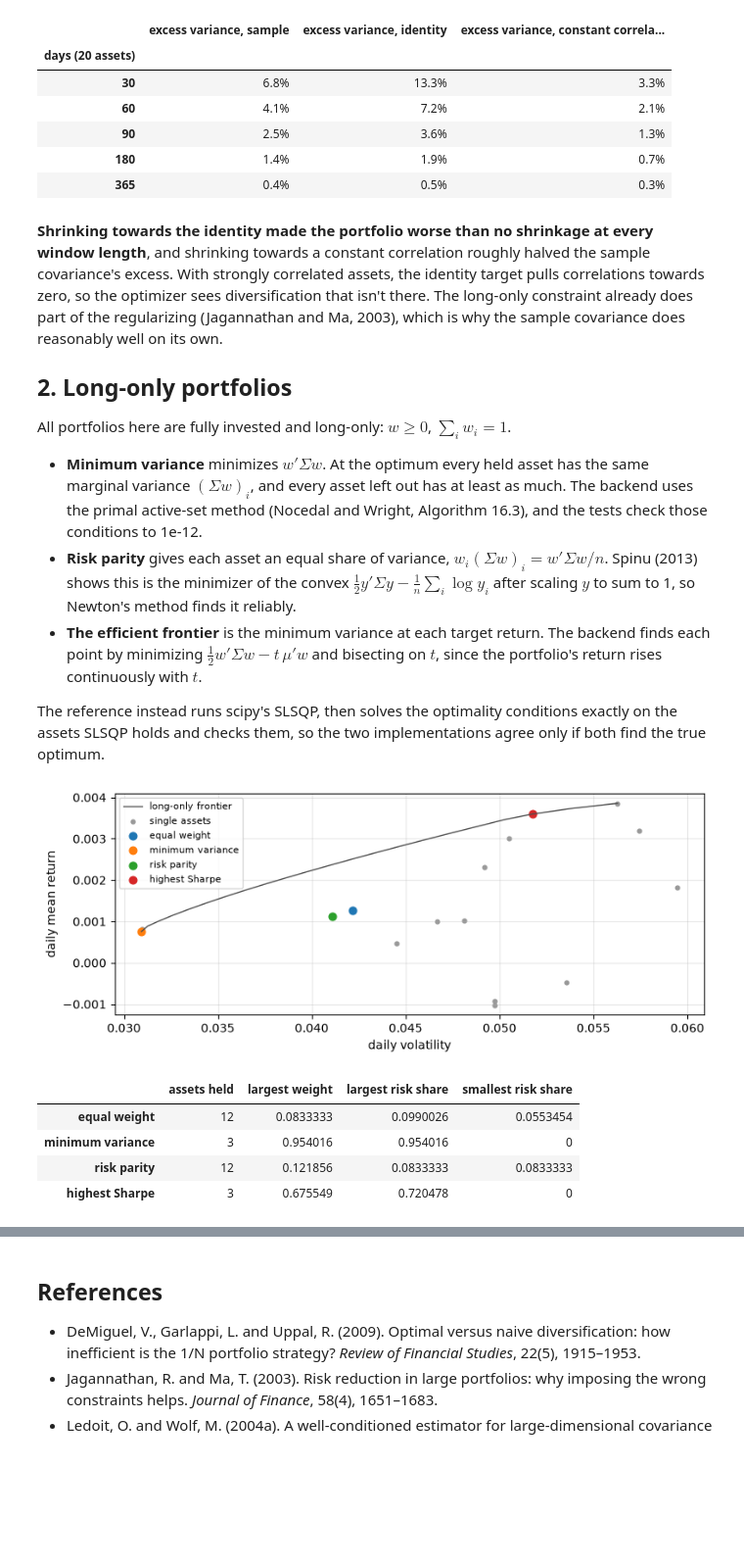
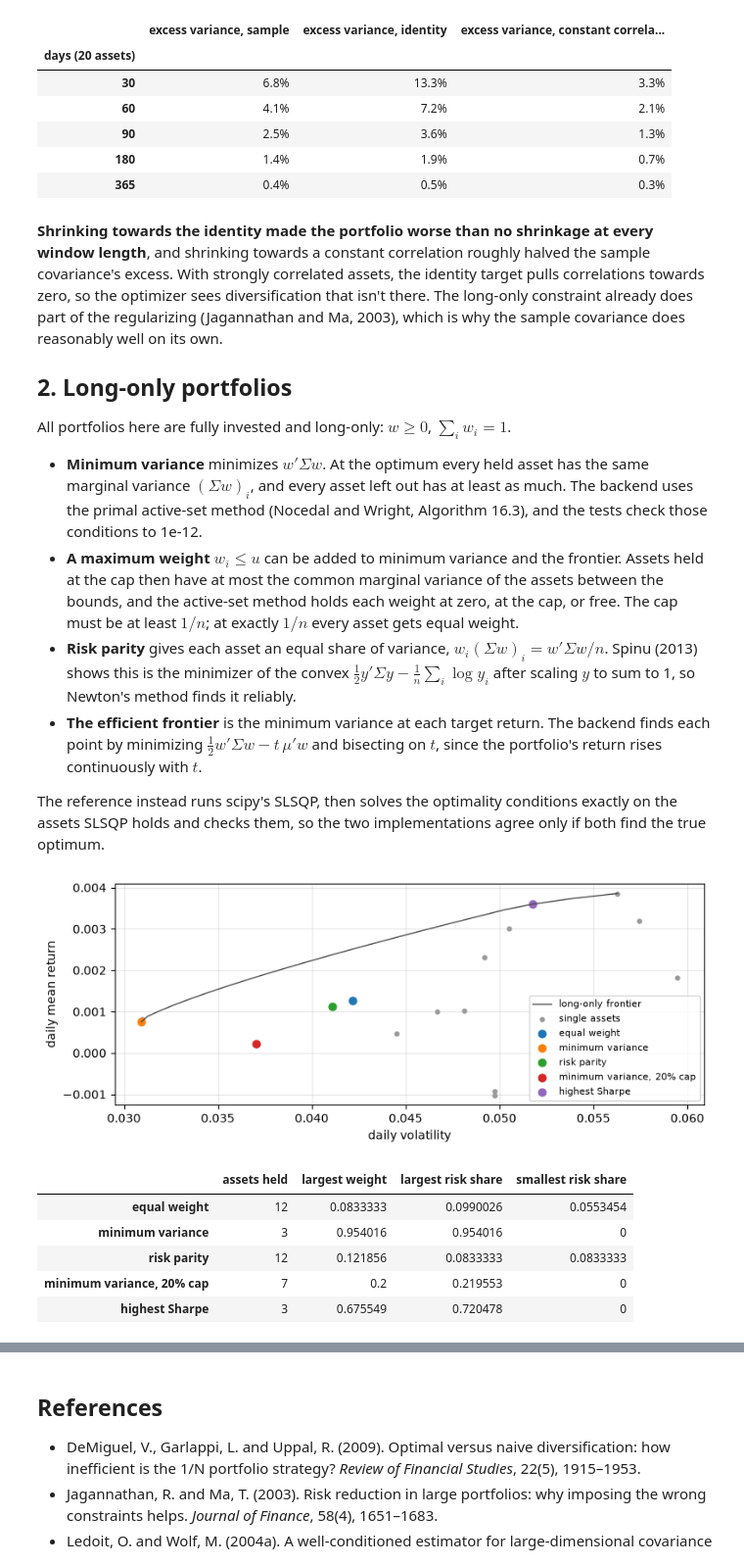
Before and after one commit to sshikora/crypto-analytics, a Jupyter notebook: validation/notebooks/portfolio.ipynb, the cells around one changed output, grey strips where cells are left out. Shown at 98% size. Cells and saved outputs as stored; diff of their text form; code cells hidden in the pictures; blank space fills up the shorter version.

```diff
--- a/validation/notebooks/portfolio.ipynb
+++ b/validation/notebooks/portfolio.ipynb
@@ -118,6 +118,7 @@ pd.DataFrame(rows).T.rename_axis(f"days ({p} assets)").map(lambda v: f"{v:.1%}")
 All portfolios here are fully invested and long-only: $w \ge 0$, $\sum_i w_i = 1$.
 
 - **Minimum variance** minimizes $w' \Sigma w$. At the optimum every held asset has the same marginal variance $(\Sigma w)_i$, and every asset left out has at least as much. The backend uses the primal active-set method (Nocedal and Wright, Algorithm 16.3), and the tests check those conditions to 1e-12.
+- **A maximum weight** $w_i \le u$ can be added to minimum variance and the frontier. Assets held at the cap then have at most the common marginal variance of the assets between the bounds, and the active-set method holds each weight at zero, at the cap, or free. The cap must be at least $1/n$; at exactly $1/n$ every asset gets equal weight.
 - **Risk parity** gives each asset an equal share of variance, $w_i (\Sigma w)_i = w'\Sigma w / n$. Spinu (2013) shows this is the minimizer of the convex $\tfrac12 y'\Sigma y - \tfrac1n \sum_i \log y_i$ after scaling $y$ to sum to 1, so Newton's method finds it reliably.
 - **The efficient frontier** is the minimum variance at each target return. The backend finds each point by minimizing $\tfrac12 w'\Sigma w - t\, \mu' w$ and bisecting on $t$, since the portfolio's return rises continuously with $t$.
 
@@ -125,32 +126,34 @@ The reference instead runs scipy's SLSQP, then solves the optimality conditions
 # %%
 cov = pf.constant_correlation(r)[0]
 mean = r.mean(axis=0)
 frontier = pf.efficient_frontier(cov, mean, 25)
 marked = {
     "equal weight": np.full(len(mean), 1 / len(mean)),
     "minimum variance": pf.minimum_variance(cov),
     "risk parity": pf.risk_parity(cov),
+    "minimum variance, 20% cap": pf.minimum_variance(cov, 0.2),
     "highest Sharpe": max(frontier, key=lambda w: (w @ mean) / np.sqrt(w @ cov @ w)),
 }
 fig, ax = plt.subplots()
 ax.plot([np.sqrt(w @ cov @ w) for w in frontier], [w @ mean for w in frontier], color="0.3", lw=1, label="long-only frontier")
 ax.scatter(np.sqrt(np.diag(cov)), mean, s=12, color="0.6", label="single assets")
 for name, w in marked.items():
     ax.scatter(np.sqrt(w @ cov @ w), w @ mean, s=40, label=name)
 ax.set_xlabel("daily volatility")
 ax.set_ylabel("daily mean return")
 ax.legend(fontsize=8)
 plt.show()
 
 pd.DataFrame({
     name: {"assets held": int((w > 1e-12).sum()), "largest weight": w.max(), "largest risk share": pf.risk_contributions(w, cov).max(), "smallest risk share": pf.risk_contributions(w, cov).min()}
     for name, w in marked.items()
 }).T
 # %% [output]
-[figure, old version]
+[figure, new version]
 |  | assets held | largest weight | largest risk share | smallest risk share |
 | equal weight | 12 | 0.0833333 | 0.0990026 | 0.0553454 |
 | minimum variance | 3 | 0.954016 | 0.954016 | 0 |
 | risk parity | 12 | 0.121856 | 0.0833333 | 0.0833333 |
+| minimum variance, 20% cap | 7 | 0.2 | 0.219553 | 0 |
 | highest Sharpe | 3 | 0.675549 | 0.720478 | 0 |
 # %% [markdown]
```
Also changed, not shown: parts of 10 cells of this notebook, 11 other files.
